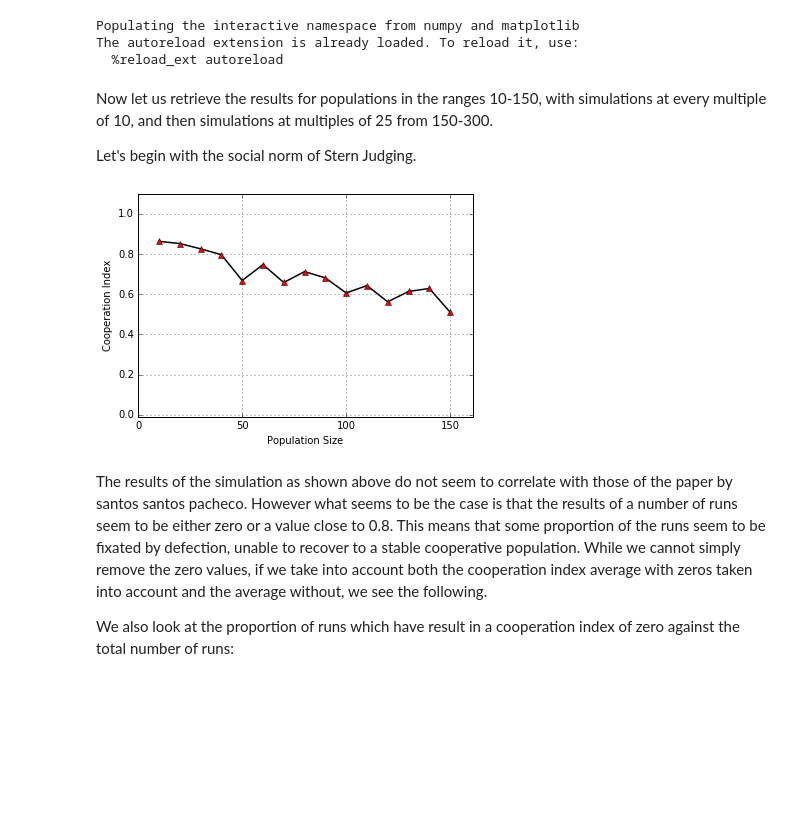
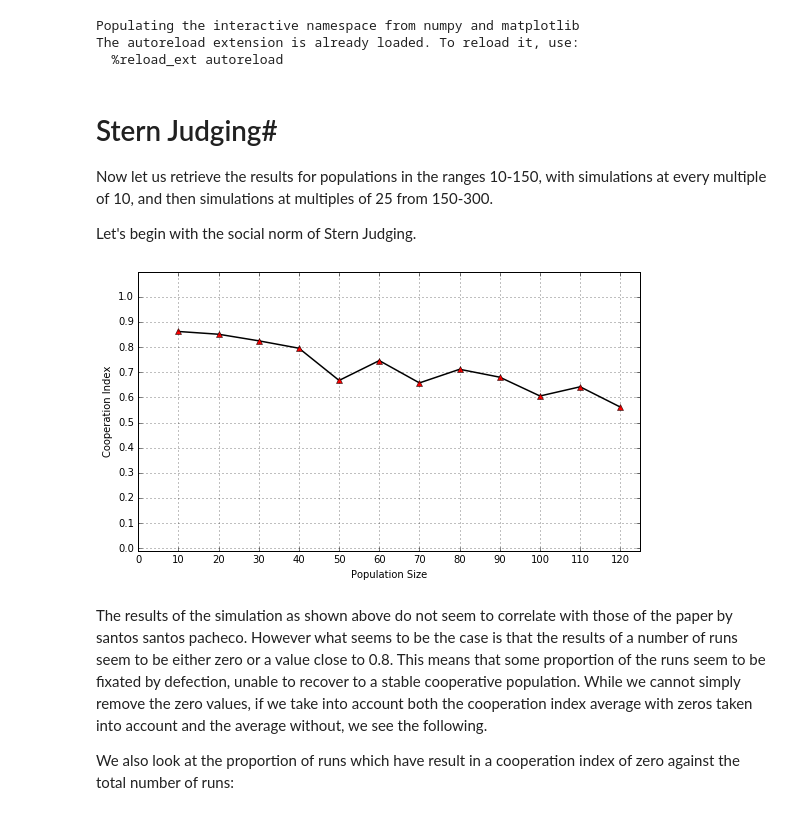
Before and after one commit to konradcybulski/GameTheory1041, a Jupyter notebook: Python_Resources/SimulationResultVerification.ipynb, the cells around one changed output. Drawn from its saved outputs; the diff is of its cells as text; code cells hidden in the pictures; blank space fills up the shorter version.

Commit message:
Added plots of new data

```diff
--- a/Python_Resources/SimulationResultVerification.ipynb
+++ b/Python_Resources/SimulationResultVerification.ipynb
@@ -50,41 +50,30 @@ Populating the interactive namespace from numpy and matplotlib
 The autoreload extension is already loaded. To reload it, use:
   %reload_ext autoreload
 # %% [markdown]
+# Stern Judging#
 Now let us retrieve the results for populations in the ranges 10-150, with simulations at every multiple of 10, and then simulations at multiples of 25 from 150-300.
 
 Let's begin with the social norm of Stern Judging.
 # %%
-population_sizes = [10, 20, 30, 40, 50, 60, 70, 80, 90, 100, 110, 120, 130, 140, 150]
+population_sizes = [10, 20, 30, 40, 50, 60, 70, 80, 90, 100, 110, 120]
 # %%
-stern_judging_results = [0.862543783,
-                        0.851590006,
-                        0.825400024,
-                        0.795971107,
-                        0.66780678,
-                        0.746757672,
-                        0.657950521,
-                        0.712143505,
-                        0.68071872,
-                        0.605866015,
-                        0.642499509,
-                        0.561864221,
-                        0.613224586,
-                        0.628291403,
-                        0.510151912]
+stern_judging_results = [0.862543783,0.851590006,0.825400024,0.795971107,0.66780678,0.746757672,0.657950521,0.712143505,0.68071872,0.605866015,0.642499509,0.561864221]
 # %%
 stern_judging_results = np.array(stern_judging_results)
 # results_temp_x2
 #x = stern_judging_results[:,0]
 #y = stern_judging_results[:,1]
 plt.plot(population_sizes, stern_judging_results, 'k', population_sizes, stern_judging_results, 'r^', linewidth=1.5)
 plt.ylim((-0.01, 1.1))
-plt.xlim((-0.01, 161))
+plt.xlim((-0.01, 125))
+plt.xticks([10*i for i in range(13)])
+plt.yticks([0.1*i for i in range(11)])
 plt.ylabel('Cooperation Index')
 plt.xlabel('Population Size')
 plt.grid(True)
 plt.show()
 # %% [output]
-[figure, old version]
+[figure, new version]
 # %% [markdown]
 The results of the simulation as shown above do not seem to correlate with those of the paper by santos santos pacheco. However what seems to be the case is that the results of a number of runs seem to be either zero or a value close to 0.8. This means that some proportion of the runs seem to be fixated by defection, unable to recover to a stable cooperative population. While we cannot simply remove the zero values, if we take into account both the cooperation index average with zeros taken into account and the average without, we see the following.
 
```
Also changed, not shown: parts of 4 cells of this notebook, 1 other file.
